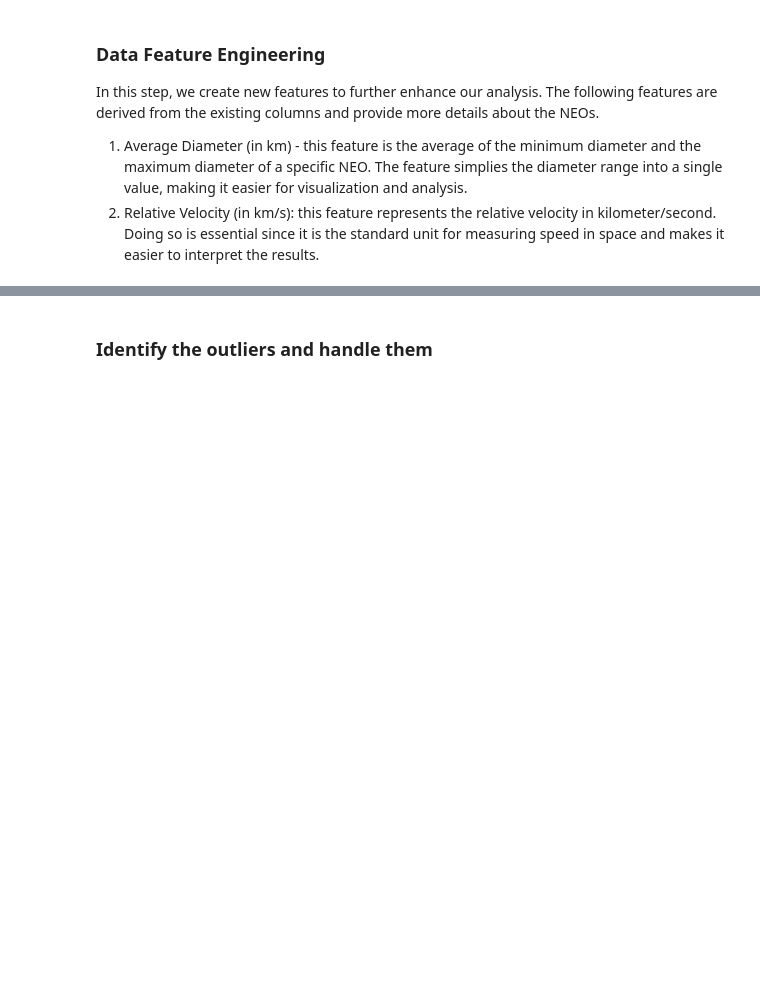
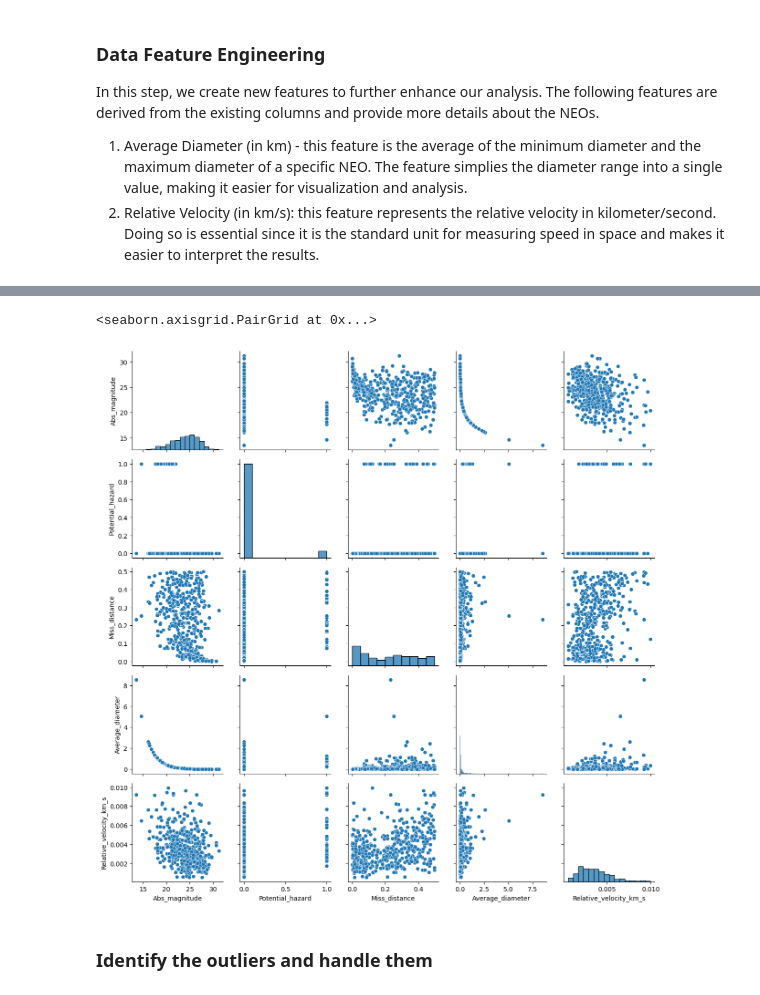
Before and after one commit to parul0315/Applied-Python-Projects-Business-Simulation-Space-Object-Classification, a Jupyter notebook: Task2/main.ipynb, the cells around one changed output, grey strips where cells are left out. Saved outputs shown, nothing was run; the diff lists cells and outputs as text; code cells hidden in the pictures; blank space fills up the shorter version.

```diff
--- a/Task2/main.ipynb
+++ b/Task2/main.ipynb
@@ -198,2 +312,9 @@ df.head()
+# %%
+g = sns.PairGrid(new_df)
+g.map_diag(sns.histplot)
+g.map_offdiag(sns.scatterplot)
+# %% [output]
+<seaborn.axisgrid.PairGrid at 0x...>
+[figure, added]
 # %% [markdown]
 ### Identify the outliers and handle them
```
Also changed, not shown: parts of 20 cells of this notebook.
